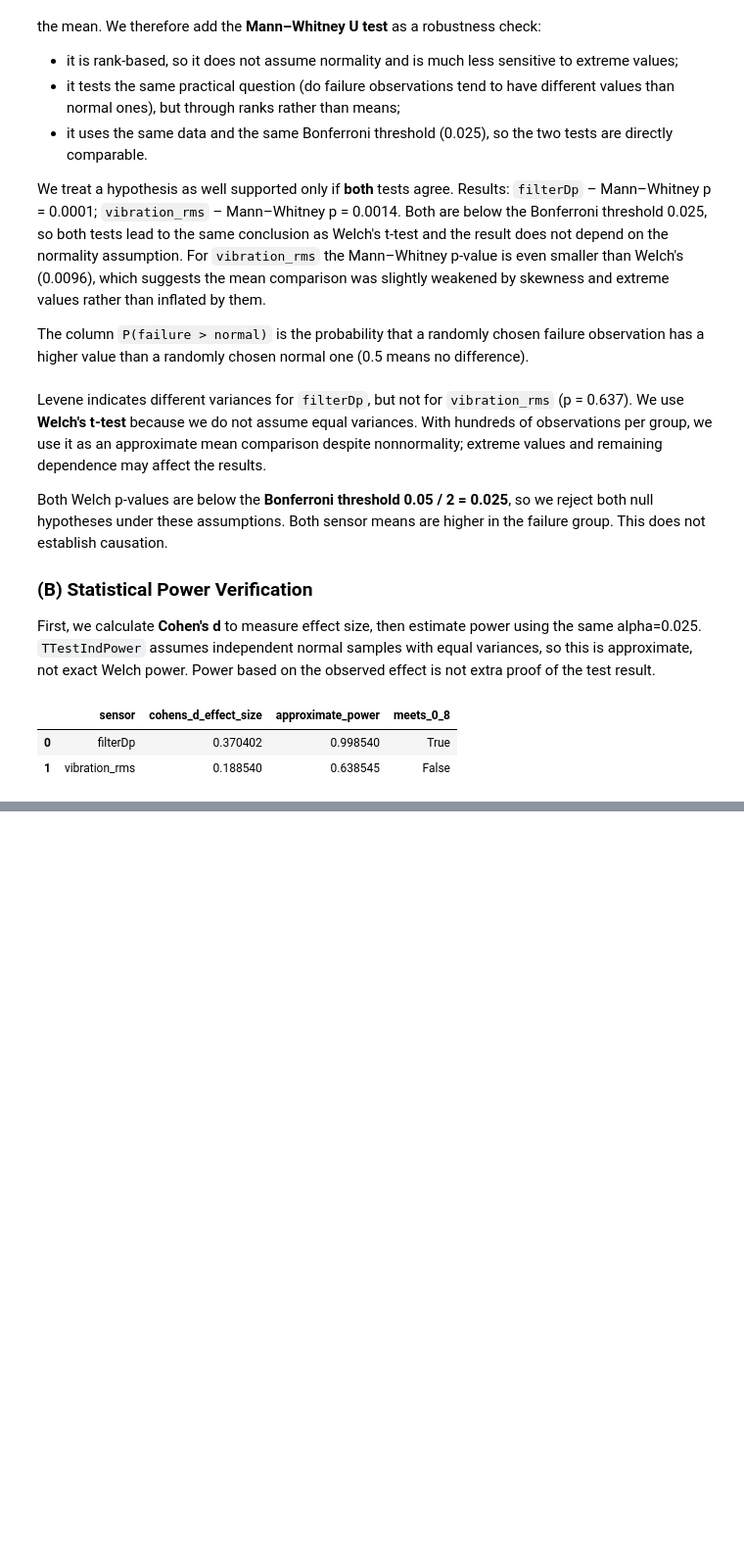
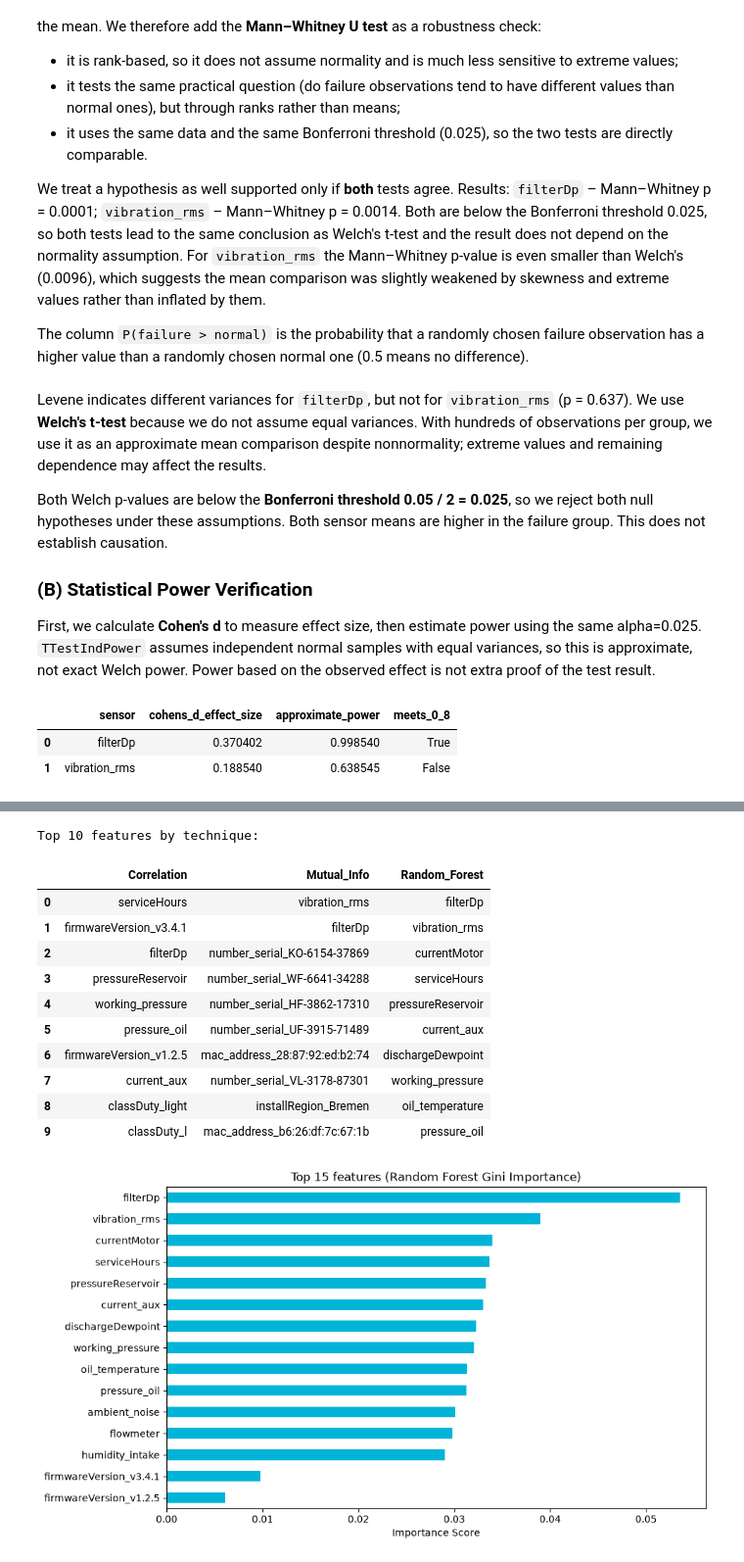
Before and after one commit to moahoukau/IAU-FIIT, a Jupyter notebook: zadanie.ipynb, the cells around one changed output, grey strips where cells are left out. Shown at 98% size. Cells and saved outputs as stored; diff of their text form; code cells hidden in the pictures; blank space fills up the shorter version.

```diff
--- a/zadanie.ipynb
+++ b/zadanie.ipynb
@@ -1426,0 +1559,21 @@ To wrap up the exploratory data analysis, here are the answers to the main proje
+# %%
+from sklearn.feature_selection import mutual_info_classif
+from sklearn.ensemble import RandomForestClassifier
+
+# 1. Pearson correlation - fast baseline to check for strict linear relationships
+# we take the absolute value because a strong negative correlation is just as predictive as a strong positive one
+corr_scores = X_train_ready.corrwith(y_train).abs().sort_values(ascending=False)
+
+# 2. Mutual information - captures complex, non linear relationships that Pearson misses
+# because MI is heavy for computing and can freeze the kernel on large datasets, we run it on a representative random sample of 2500 rows
+# this gives us a highly accurate estimate in a fraction of the time.
+sample_idx = X_train_ready.sample(n=2500, random_state=42).index
+mi_values = mutual_info_classif(X_train_ready.loc[sample_idx], y_train.loc[sample_idx], random_state=42)
+mi_scores = pd.Series(mi_values, index=X_train_ready.columns).sort_values(ascending=False)
+
+# 3. Random forest - tree models naturally figure out how different features interact with each other to cause a failure
+# we use class_weight='balanced' to force the trees to pay equal attention to our rare (+-12%) failure cases
+# setting n_jobs=-1 tells the model to use all available CPU cores, building the 100 trees simultaneously so it runs much faster.
+rf = RandomForestClassifier(n_estimators=100, class_weight='balanced', random_state=42, n_jobs=-1)
+rf.fit(X_train_ready, y_train)
+rf_scores = pd.Series(rf.feature_importances_, index=X_train_ready.columns).sort_values(ascending=False)
@@ -1426,0 +1583,34 @@ To wrap up the exploratory data analysis, here are the answers to the main proje
+# %%
+# we aggregate the top 10 features from all 3 techniques into a single taable
+# this makes it easy to spot which sensors consistently show up as strong predictors across different math approaches
+top_n = 10
+feature_ranking = pd.DataFrame({
+    'Correlation': corr_scores.head(top_n).index,
+    'Mutual_Info': mi_scores.head(top_n).index,
+    'Random_Forest': rf_scores.head(top_n).index
+})
+
+print("Top 10 features by technique:")
+display(feature_ranking)
+
+# we plot the Random Forest scores specifically because tree ensembles are generally the most reliable
+# at capturing complex interactions in raw sensor data without needing heavy transformations
+plt.figure(figsize=(10, 6))
+rf_scores.head(15).sort_values().plot(kind='barh', color='#00B4D8')
+plt.title('Top 15 features (Random Forest Gini Importance)')
+plt.xlabel('Importance Score')
+plt.show()
+# %% [output]
+Top 10 features by technique:
+|  | Correlation | Mutual_Info | Random_Forest |
+| 0 | serviceHours | vibration_rms | filterDp |
+| 1 | firmwareVersion_v3.4.1 | filterDp | vibration_rms |
+| 2 | filterDp | number_serial_KO-6154-37869 | currentMotor |
+| 3 | pressureReservoir | number_serial_WF-6641-34288 | serviceHours |
+| 4 | working_pressure | number_serial_HF-3862-17310 | pressureReservoir |
+| 5 | pressure_oil | number_serial_UF-3915-71489 | current_aux |
+| 6 | firmwareVersion_v1.2.5 | mac_address_28:87:92:ed:b2:74 | dischargeDewpoint |
+| 7 | current_aux | number_serial_VL-3178-87301 | working_pressure |
+| 8 | classDuty_light | installRegion_Bremen | oil_temperature |
+| 9 | classDuty_l | mac_address_b6:26:df:7c:67:1b | pressure_oil |
+[figure, added]
```
Also changed, not shown: parts of 12 cells of this notebook.
